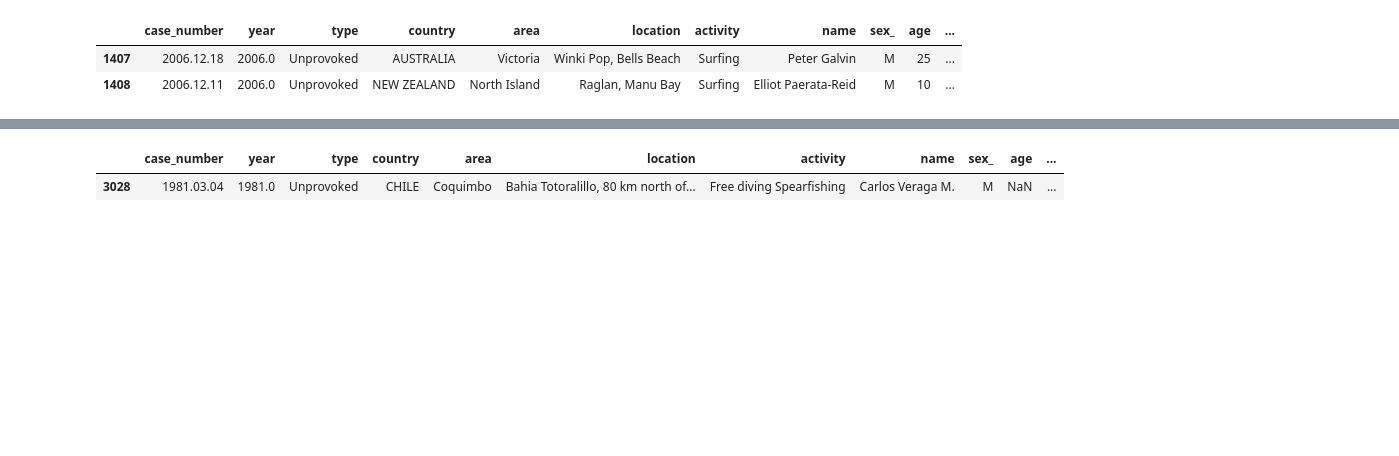
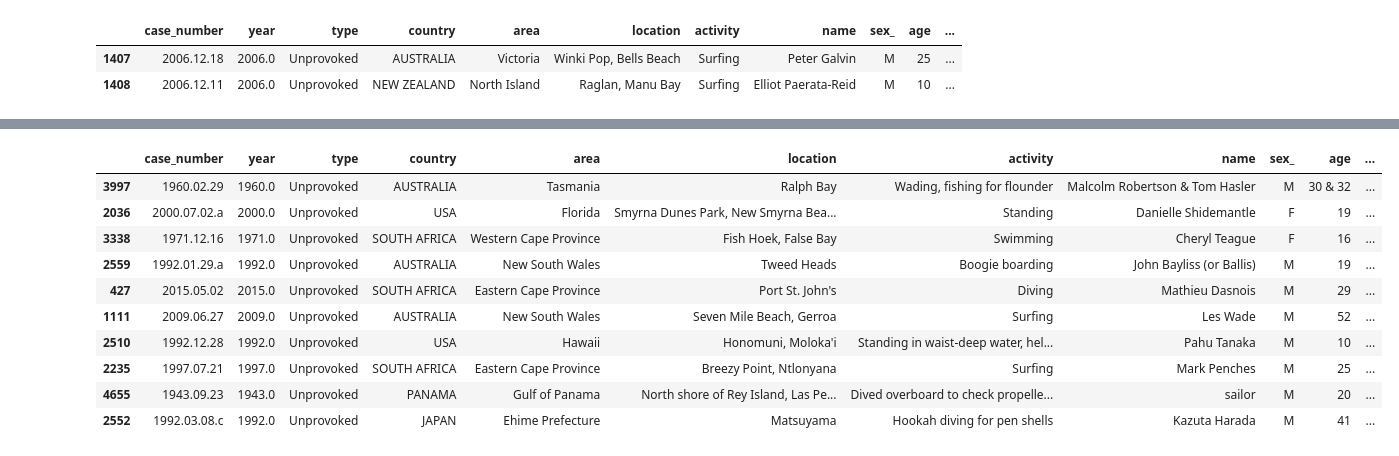
Before and after one commit to Adalab/DA-promo-A-module-2-pairprog-1-pair-2-Laura-Almudena, a Jupyter notebook: Pair_4-pandas-filtrado.ipynb, the cells around one changed output, grey strips where cells are left out. Drawn from its saved outputs; the diff is of its cells as text; code cells hidden in the pictures; blank space fills up the shorter version.

```diff
--- a/Pair_4-pandas-filtrado.ipynb
+++ b/Pair_4-pandas-filtrado.ipynb
@@ -254,10 +230,21 @@ df_ataque_tiburon.head(2)
+# %%
+patron = 'W|w[hite]|T|t[iger]'
 # %%
 # 9. Extraed ahora los ataques por tiburón blanco o tigre. Utilizad el método str.contains() para resolver este ejercicio.
-df_tiburon_tigre = df[df['species_'].str.contains('White','Tiger', na= False, regex = True)]
-df_tiburon_tigre.sample()
+df_tiburon_tigre = df[df['species_'].str.contains(patron, na= False, regex = True)]
+df_tiburon_tigre.sample(10)
 # %% [output]
 |  | case_number | year | type | country | area | location | activity | name | sex_ | age | ... |
-| 3028 | 1981.03.04 | 1981.0 | Unprovoked | CHILE | Coquimbo | Bahia Totoralillo, 80 km north of... | Free diving Spearfishing | Carlos Veraga M. | M | NaN | ... |
+| 3997 | 1960.02.29 | 1960.0 | Unprovoked | AUSTRALIA | Tasmania | Ralph Bay | Wading, fishing for flounder | Malcolm Robertson & Tom Hasler | M | 30 & 32 | ... |
+| 2036 | 2000.07.02.a | 2000.0 | Unprovoked | USA | Florida | Smyrna Dunes Park, New Smyrna Bea... | Standing | Danielle Shidemantle | F | 19 | ... |
+| 3338 | 1971.12.16 | 1971.0 | Unprovoked | SOUTH AFRICA | Western Cape Province | Fish Hoek, False Bay | Swimming | Cheryl Teague | F | 16 | ... |
+| 2559 | 1992.01.29.a | 1992.0 | Unprovoked | AUSTRALIA | New South Wales | Tweed Heads | Boogie boarding | John Bayliss (or Ballis) | M | 19 | ... |
+| 427 | 2015.05.02 | 2015.0 | Unprovoked | SOUTH AFRICA | Eastern Cape Province | Port St. John's | Diving | Mathieu Dasnois | M | 29 | ... |
+| 1111 | 2009.06.27 | 2009.0 | Unprovoked | AUSTRALIA | New South Wales | Seven Mile Beach, Gerroa | Surfing | Les Wade | M | 52 | ... |
+| 2510 | 1992.12.28 | 1992.0 | Unprovoked | USA | Hawaii | Honomuni, Moloka'i | Standing in waist-deep water, hel... | Pahu Tanaka | M | 10 | ... |
+| 2235 | 1997.07.21 | 1997.0 | Unprovoked | SOUTH AFRICA | Eastern Cape Province | Breezy Point, Ntlonyana | Surfing | Mark Penches | M | 25 | ... |
+| 4655 | 1943.09.23 | 1943.0 | Unprovoked | PANAMA | Gulf of Panama | North shore of Rey Island, Las Pe... | Dived overboard to check propelle... | sailor | M | 20 | ... |
+| 2552 | 1992.03.08.c | 1992.0 | Unprovoked | JAPAN | Ehime Prefecture | Matsuyama | Hookah diving for pen shells | Kazuta Harada | M | 41 | ... |
 # %%
 # 10 . Utilizando la columna de year cread una nueva columna llamada siglo que siglo-XX o siglo-XXI.
 # Donde el año sea menor que 2000 pondremos siglo-XX y el resto de los años siglo-XXI.
```
Also changed, not shown: parts of 12 cells of this notebook.
